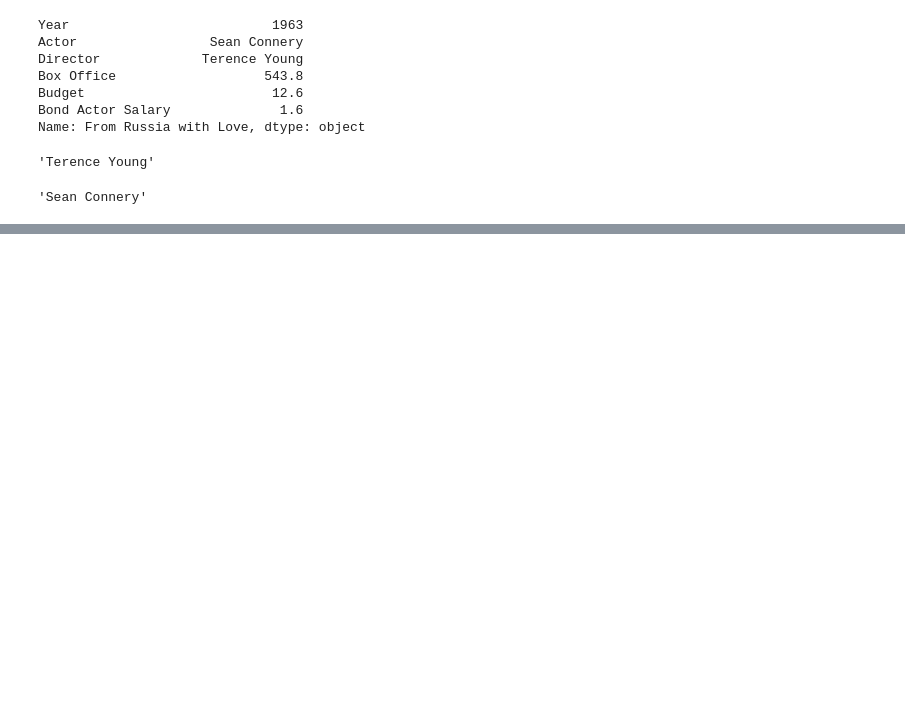
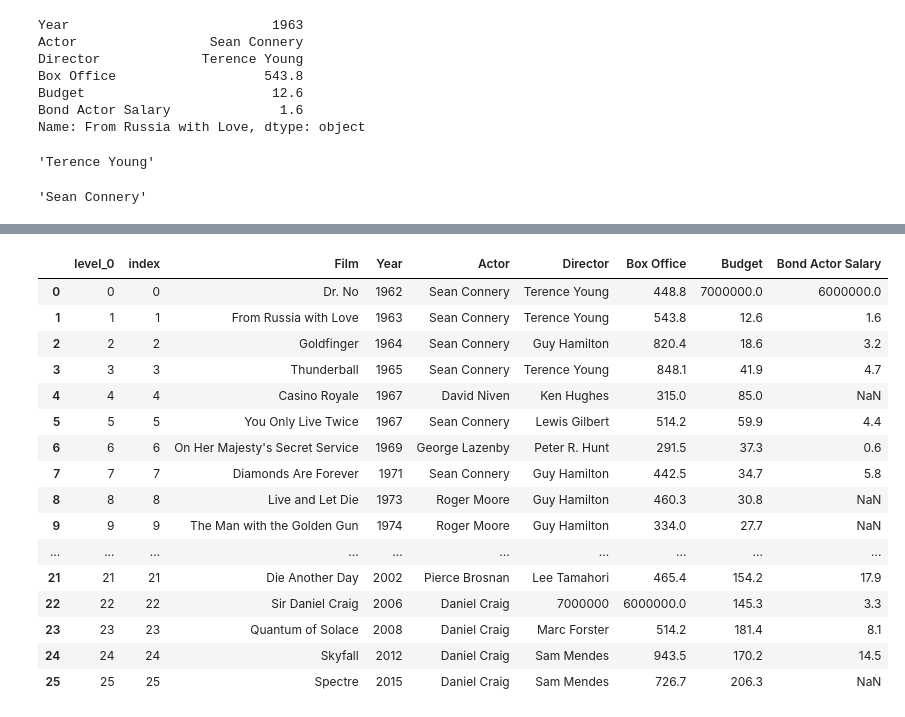
Before and after one commit to joy4micro/practice, a Jupyter notebook: pandas/dataframe_3_data_extraction.ipynb, the cells around one changed output, grey strips where cells are left out. Cells and saved outputs as stored; diff of their text form; code cells hidden in the pictures; blank space fills up the shorter version.

Commit message:
added dataframe 3 notes wip

```diff
--- a/pandas/dataframe_3_data_extraction.ipynb
+++ b/pandas/dataframe_3_data_extraction.ipynb
@@ -378,0 +391,2 @@ movies.iloc[1, 1]
+# %%
+movies.loc[['Dr. No'], ['Actor', 'Budget', 'Bond Actor Salary']] = ['Sean Connery', 7000000, 6000000]
@@ -378,0 +416,2 @@ movies.iloc[1, 1]
+# %%
+movies.reset_index(inplace=True)
@@ -378,0 +459,22 @@ movies.iloc[1, 1]
+# %%
+movies.iloc[22, [2, 5, 6]] = ['Sir Daniel Craig', 7000000, 6000000]
+# %%
+movies
+# %% [output]
+|  | level_0 | index | Film | Year | Actor | Director | Box Office | Budget | Bond Actor Salary |
+| 0 | 0 | 0 | Dr. No | 1962 | Sean Connery | Terence Young | 448.8 | 7000000.0 | 6000000.0 |
+| 1 | 1 | 1 | From Russia with Love | 1963 | Sean Connery | Terence Young | 543.8 | 12.6 | 1.6 |
+| 2 | 2 | 2 | Goldfinger | 1964 | Sean Connery | Guy Hamilton | 820.4 | 18.6 | 3.2 |
+| 3 | 3 | 3 | Thunderball | 1965 | Sean Connery | Terence Young | 848.1 | 41.9 | 4.7 |
+| 4 | 4 | 4 | Casino Royale | 1967 | David Niven | Ken Hughes | 315.0 | 85.0 | NaN |
+| 5 | 5 | 5 | You Only Live Twice | 1967 | Sean Connery | Lewis Gilbert | 514.2 | 59.9 | 4.4 |
+| 6 | 6 | 6 | On Her Majesty's Secret Service | 1969 | George Lazenby | Peter R. Hunt | 291.5 | 37.3 | 0.6 |
+| 7 | 7 | 7 | Diamonds Are Forever | 1971 | Sean Connery | Guy Hamilton | 442.5 | 34.7 | 5.8 |
+| 8 | 8 | 8 | Live and Let Die | 1973 | Roger Moore | Guy Hamilton | 460.3 | 30.8 | NaN |
+| 9 | 9 | 9 | The Man with the Golden Gun | 1974 | Roger Moore | Guy Hamilton | 334.0 | 27.7 | NaN |
+| ... | ... | ... | ... | ... | ... | ... | ... | ... | ... |
+| 21 | 21 | 21 | Die Another Day | 2002 | Pierce Brosnan | Lee Tamahori | 465.4 | 154.2 | 17.9 |
+| 22 | 22 | 22 | Sir Daniel Craig | 2006 | Daniel Craig | 7000000 | 6000000.0 | 145.3 | 3.3 |
+| 23 | 23 | 23 | Quantum of Solace | 2008 | Daniel Craig | Marc Forster | 514.2 | 181.4 | 8.1 |
+| 24 | 24 | 24 | Skyfall | 2012 | Daniel Craig | Sam Mendes | 943.5 | 170.2 | 14.5 |
+| 25 | 25 | 25 | Spectre | 2015 | Daniel Craig | Sam Mendes | 726.7 | 206.3 | NaN |
```
Also changed, not shown: parts of 12 cells of this notebook.
